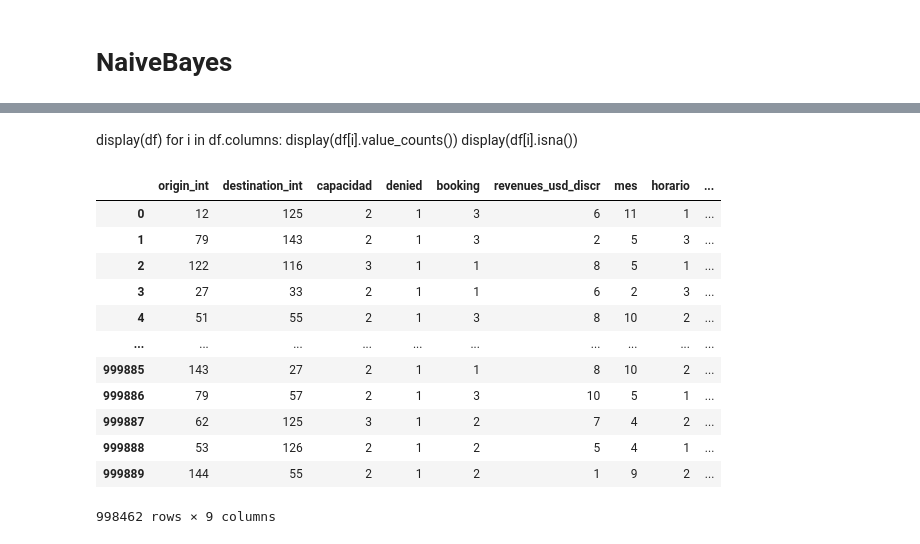
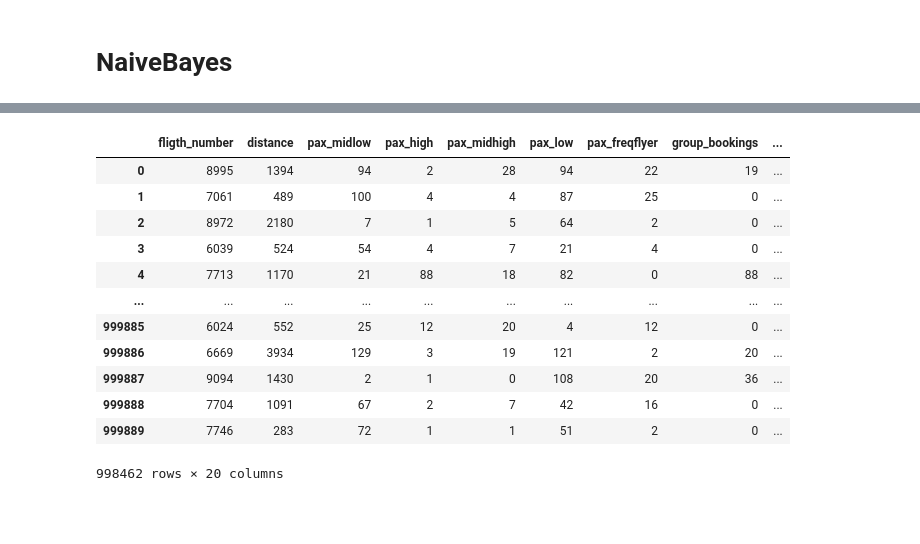
Before and after one commit to EBNoir/TICS411, a Jupyter notebook: Proyecto2/NaiveBayes.ipynb, the cells around one changed output, grey strips where cells are left out. Drawn from its saved outputs; the diff is of its cells as text; code cells hidden in the pictures; blank space fills up the shorter version.

```diff
--- a/Proyecto2/NaiveBayes.ipynb
+++ b/Proyecto2/NaiveBayes.ipynb
@@ -123,21 +112,16 @@ with pd.option_context('display.max_rows', None, 'display.max_columns', None):
-# %% [markdown]
-display(df)
-for i in df.columns:
-    display(df[i].value_counts())
-    display(df[i].isna())
-# %%
-df
-# %% [output]
-|  | origin_int | destination_int | capacidad | denied | booking | revenues_usd_discr | mes | horario | ... |
-| 0 | 12 | 125 | 2 | 1 | 3 | 6 | 11 | 1 | ... |
-| 1 | 79 | 143 | 2 | 1 | 3 | 2 | 5 | 3 | ... |
-| 2 | 122 | 116 | 3 | 1 | 1 | 8 | 5 | 1 | ... |
-| 3 | 27 | 33 | 2 | 1 | 1 | 6 | 2 | 3 | ... |
-| 4 | 51 | 55 | 2 | 1 | 3 | 8 | 10 | 2 | ... |
-| ... | ... | ... | ... | ... | ... | ... | ... | ... | ... |
-| 999885 | 143 | 27 | 2 | 1 | 1 | 8 | 10 | 2 | ... |
-| 999886 | 79 | 57 | 2 | 1 | 3 | 10 | 5 | 1 | ... |
-| 999887 | 62 | 125 | 3 | 1 | 2 | 7 | 4 | 2 | ... |
-| 999888 | 53 | 126 | 2 | 1 | 2 | 5 | 4 | 1 | ... |
-| 999889 | 144 | 55 | 2 | 1 | 2 | 1 | 9 | 2 | ... |
-998462 rows × 9 columns
+# %%
+df_procesado
+# %% [output]
+|  | fligth_number | distance | pax_midlow | pax_high | pax_midhigh | pax_low | pax_freqflyer | group_bookings | ... |
+| 0 | 8995 | 1394 | 94 | 2 | 28 | 94 | 22 | 19 | ... |
+| 1 | 7061 | 489 | 100 | 4 | 4 | 87 | 25 | 0 | ... |
+| 2 | 8972 | 2180 | 7 | 1 | 5 | 64 | 2 | 0 | ... |
+| 3 | 6039 | 524 | 54 | 4 | 7 | 21 | 4 | 0 | ... |
+| 4 | 7713 | 1170 | 21 | 88 | 18 | 82 | 0 | 88 | ... |
+| ... | ... | ... | ... | ... | ... | ... | ... | ... | ... |
+| 999885 | 6024 | 552 | 25 | 12 | 20 | 4 | 12 | 0 | ... |
+| 999886 | 6669 | 3934 | 129 | 3 | 19 | 121 | 2 | 20 | ... |
+| 999887 | 9094 | 1430 | 2 | 1 | 0 | 108 | 20 | 36 | ... |
+| 999888 | 7704 | 1091 | 67 | 2 | 7 | 42 | 16 | 0 | ... |
+| 999889 | 7746 | 283 | 72 | 1 | 1 | 51 | 2 | 0 | ... |
+998462 rows × 20 columns
```
Also changed, not shown: parts of 21 cells of this notebook.
